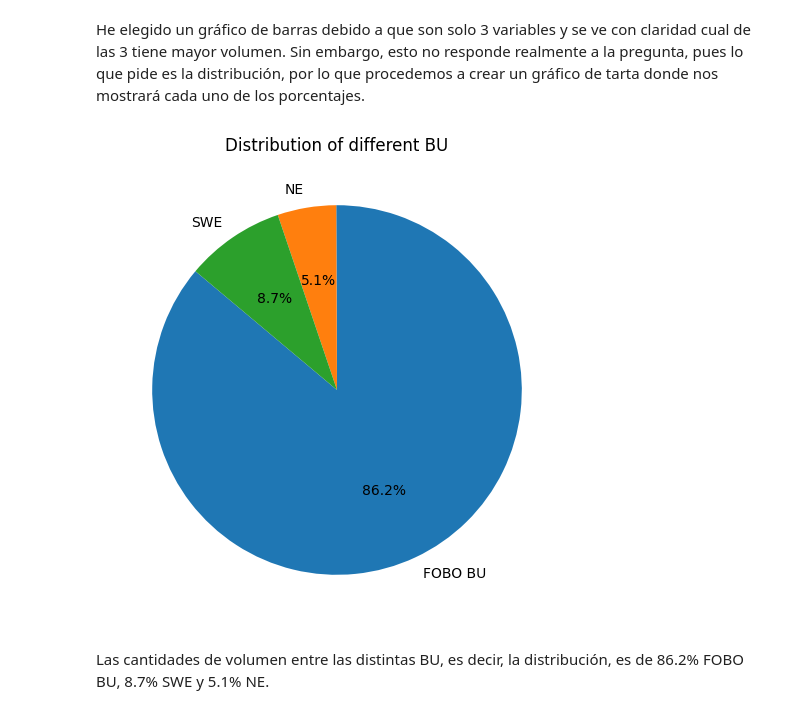
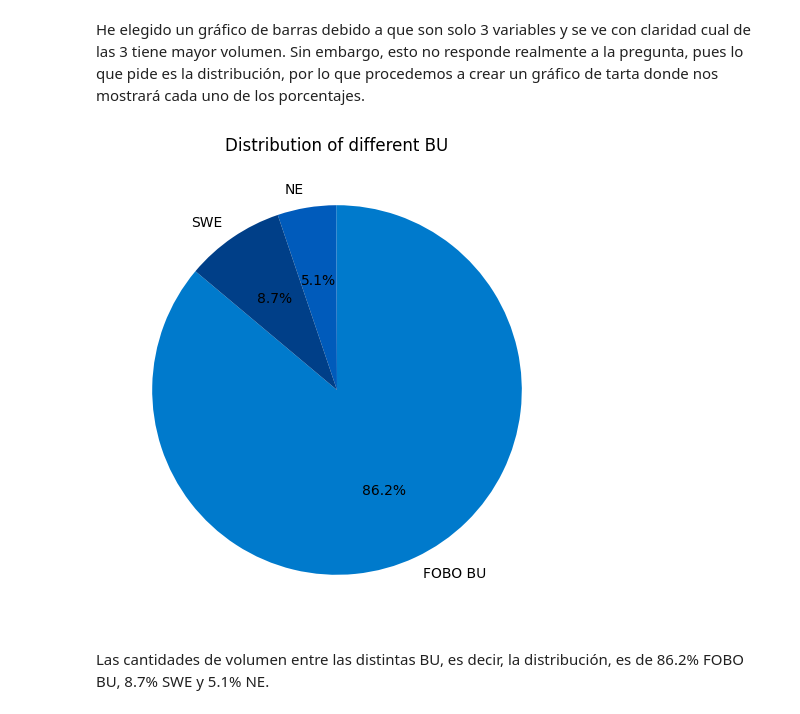
Before and after one commit to Ana-AlonsoCanizares/Visualizacion_datos, a Jupyter notebook: Pr1_VisualizacionDatos_AnaAlonso.ipynb, the cells around one changed output. Drawn from its saved outputs; the diff is of its cells as text; code cells hidden in the pictures.

```diff
--- a/Pr1_VisualizacionDatos_AnaAlonso.ipynb
+++ b/Pr1_VisualizacionDatos_AnaAlonso.ipynb
@@ -138,12 +140,13 @@ He elegido un gráfico de barras debido a que son solo 3 variables y se ve con c
 # %%
 # Create a pie chart with labels and percentages
 
+colors = ['#007ACC', '#005BBB', '#003F88']
 plt.figure(figsize=(6, 6))
-plt.pie(BU['AMT'], labels=BU['AMT'].index, autopct='%1.1f%%', startangle=140)
+plt.pie(BU['AMT'], labels=BU['AMT'].index, colors=colors, autopct='%1.1f%%', startangle=140)
 plt.title('Distribution of different BU')
 plt.show()
 # %% [output]
-[figure, old version]
+[figure, new version]
 # %% [markdown]
 Las cantidades de volumen entre las distintas BU, es decir, la distribución, es de 86.2% FOBO BU, 8.7% SWE y 5.1% NE.
 # %%
```
Also changed, not shown: parts of 18 cells of this notebook.
